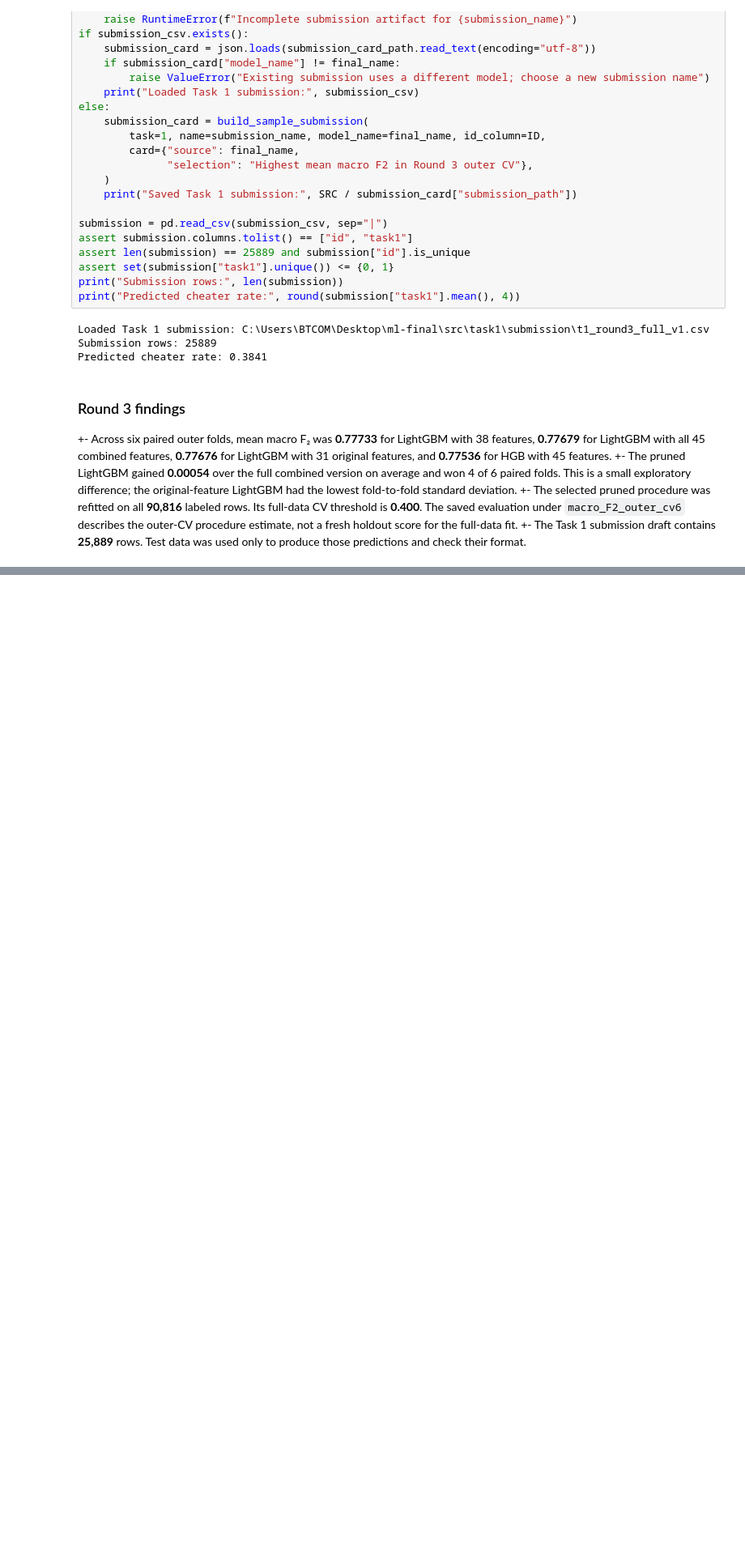
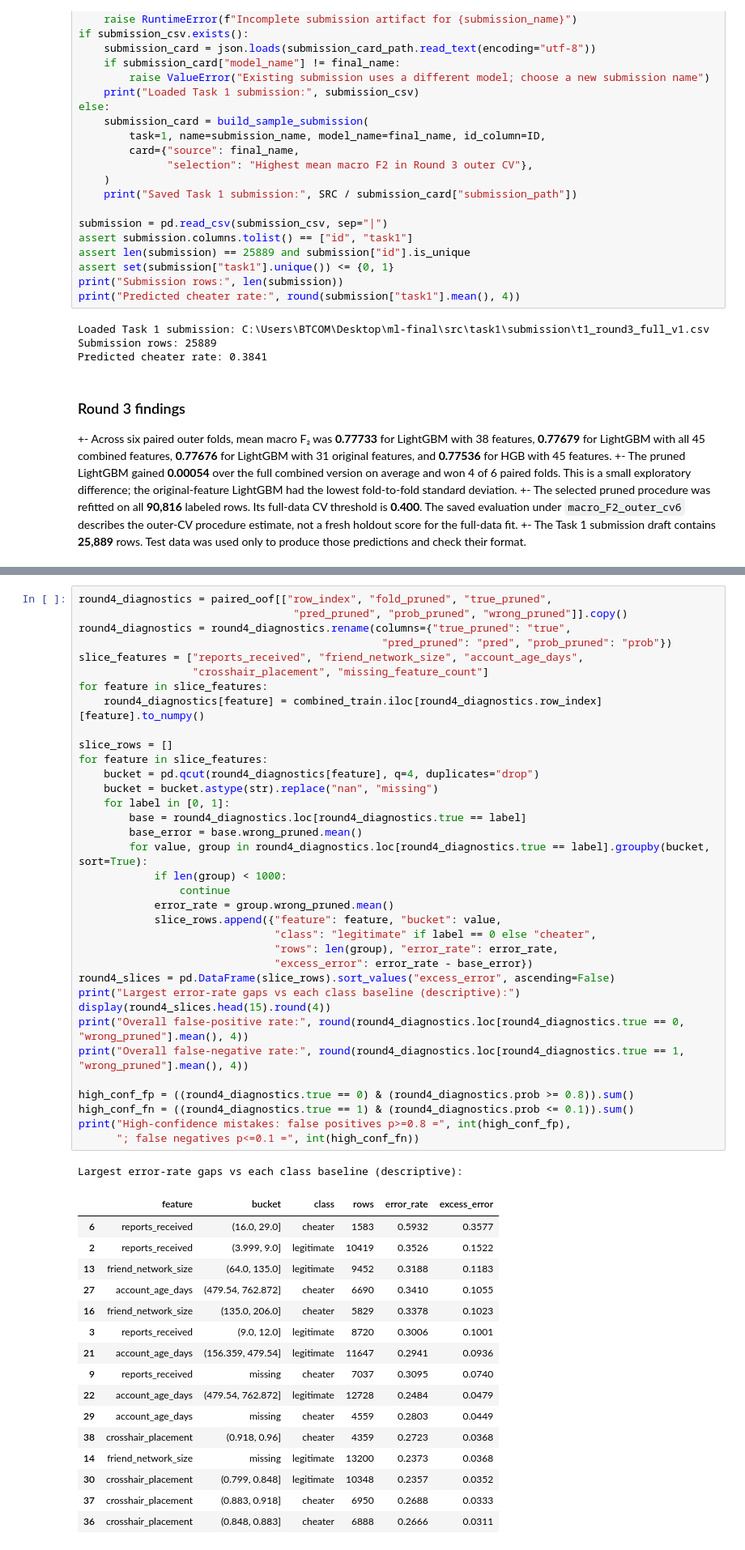
Before and after one commit to jakkarin-promsee/cpe342-ml-kaggle, a Jupyter notebook: src/task1/models/build_model.ipynb, the cells around one changed output, grey strips where cells are left out. Shown at 81% size. Saved outputs shown, nothing was run; the diff lists cells and outputs as text; blank space fills up the shorter version.

```diff
--- a/src/task1/models/build_model.ipynb
+++ b/src/task1/models/build_model.ipynb
@@ -1236,0 +1397,53 @@ Predicted cheater rate: 0.3841
+# %%
+round4_diagnostics = paired_oof[["row_index", "fold_pruned", "true_pruned",
+                                  "pred_pruned", "prob_pruned", "wrong_pruned"]].copy()
+round4_diagnostics = round4_diagnostics.rename(columns={"true_pruned": "true",
+                                                "pred_pruned": "pred", "prob_pruned": "prob"})
+slice_features = ["reports_received", "friend_network_size", "account_age_days",
+                  "crosshair_placement", "missing_feature_count"]
+for feature in slice_features:
+    round4_diagnostics[feature] = combined_train.iloc[round4_diagnostics.row_index][feature].to_numpy()
+
+slice_rows = []
+for feature in slice_features:
+    bucket = pd.qcut(round4_diagnostics[feature], q=4, duplicates="drop")
+    bucket = bucket.astype(str).replace("nan", "missing")
+    for label in [0, 1]:
+        base = round4_diagnostics.loc[round4_diagnostics.true == label]
+        base_error = base.wrong_pruned.mean()
+        for value, group in round4_diagnostics.loc[round4_diagnostics.true == label].groupby(bucket, sort=True):
+            if len(group) < 1000:
+                continue
+            error_rate = group.wrong_pruned.mean()
+            slice_rows.append({"feature": feature, "bucket": value,
+                               "class": "legitimate" if label == 0 else "cheater",
+                               "rows": len(group), "error_rate": error_rate,
+                               "excess_error": error_rate - base_error})
+round4_slices = pd.DataFrame(slice_rows).sort_values("excess_error", ascending=False)
+print("Largest error-rate gaps vs each class baseline (descriptive):")
+display(round4_slices.head(15).round(4))
+print("Overall false-positive rate:", round(round4_diagnostics.loc[round4_diagnostics.true == 0, "wrong_pruned"].mean(), 4))
+print("Overall false-negative rate:", round(round4_diagnostics.loc[round4_diagnostics.true == 1, "wrong_pruned"].mean(), 4))
+
+high_conf_fp = ((round4_diagnostics.true == 0) & (round4_diagnostics.prob >= 0.8)).sum()
+high_conf_fn = ((round4_diagnostics.true == 1) & (round4_diagnostics.prob <= 0.1)).sum()
+print("High-confidence mistakes: false positives p>=0.8 =", int(high_conf_fp),
+      "; false negatives p<=0.1 =", int(high_conf_fn))
+# %% [output]
+Largest error-rate gaps vs each class baseline (descriptive):
+|  | feature | bucket | class | rows | error_rate | excess_error |
+| 6 | reports_received | (16.0, 29.0] | cheater | 1583 | 0.5932 | 0.3577 |
+| 2 | reports_received | (3.999, 9.0] | legitimate | 10419 | 0.3526 | 0.1522 |
+| 13 | friend_network_size | (64.0, 135.0] | legitimate | 9452 | 0.3188 | 0.1183 |
+| 27 | account_age_days | (479.54, 762.872] | cheater | 6690 | 0.3410 | 0.1055 |
+| 16 | friend_network_size | (135.0, 206.0] | cheater | 5829 | 0.3378 | 0.1023 |
+| 3 | reports_received | (9.0, 12.0] | legitimate | 8720 | 0.3006 | 0.1001 |
+| 21 | account_age_days | (156.359, 479.54] | legitimate | 11647 | 0.2941 | 0.0936 |
+| 9 | reports_received | missing | cheater | 7037 | 0.3095 | 0.0740 |
+| 22 | account_age_days | (479.54, 762.872] | legitimate | 12728 | 0.2484 | 0.0479 |
+| 29 | account_age_days | missing | cheater | 4559 | 0.2803 | 0.0449 |
+| 38 | crosshair_placement | (0.918, 0.96] | cheater | 4359 | 0.2723 | 0.0368 |
+| 14 | friend_network_size | missing | legitimate | 13200 | 0.2373 | 0.0368 |
+| 30 | crosshair_placement | (0.799, 0.848] | legitimate | 10348 | 0.2357 | 0.0352 |
+| 37 | crosshair_placement | (0.883, 0.918] | cheater | 6950 | 0.2688 | 0.0333 |
+| 36 | crosshair_placement | (0.848, 0.883] | cheater | 6888 | 0.2666 | 0.0311 |
```
Also changed, not shown: parts of 19 cells of this notebook, 10 other files.
